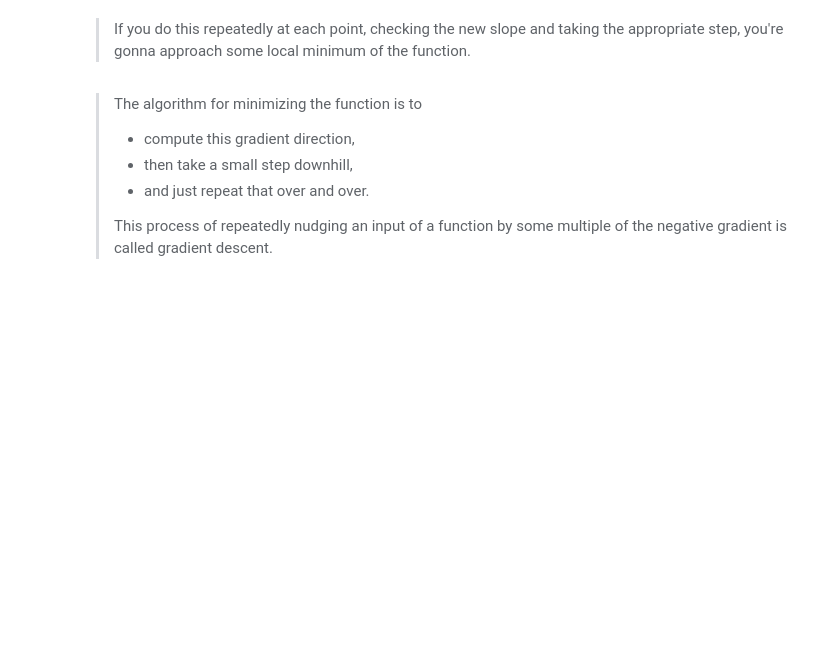
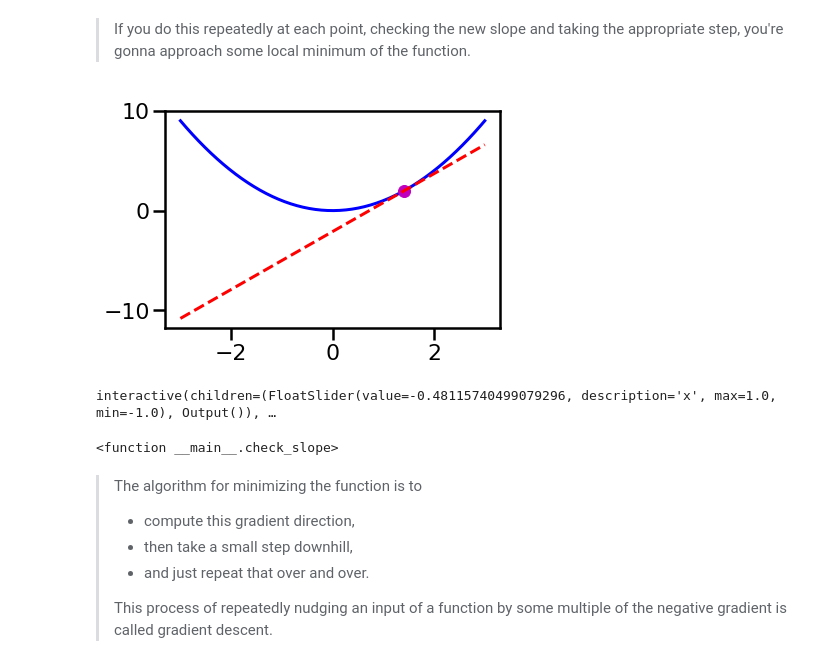
Before and after one commit to LambdaSchool/DS-Unit-2-Sprint-4-Practicing-Understanding, a Jupyter notebook: LS_DS_244_Gradient_Descent_LIVE_LESSON.ipynb, the cells around one changed output. Drawn from its saved outputs; the diff is of its cells as text; code cells hidden in the pictures; blank space fills up the shorter version.

```diff
--- a/LS_DS_244_Gradient_Descent_LIVE_LESSON.ipynb
+++ b/LS_DS_244_Gradient_Descent_LIVE_LESSON.ipynb
@@ -65,5 +125,56 @@ Let's plot a function like that: $f(x) = x^2$
 # %% [markdown]
 > If you do this repeatedly at each point, checking the new slope and taking the appropriate step, you're gonna approach some local minimum of the function.
+# %%
+from numpy import sin,linspace,power
+from pylab import plot,show
+
+def f(x): # sample function
+  return x**2
+
+# evaluation of the function
+x = linspace(-3,3,150)
+y = f(x)
+
+a = 1.4
+h = 0.1
+fprime = (f(a+h)-f(a))/h # derivative
+tan = f(a)+fprime*(x-a)  # tangent
+
+# plot of the function and the tangent
+plot(x,y,'b',a,f(a),'om',x,tan,'--r')
+show()
+# %% [output]
+[figure, added]
+# %%
+from ipywidgets import interact
+def check_slope(x=np.random.uniform(-1,1)):
+  xs = np.linspace(start=-1, stop=1)
+  square = xs**2
+  plt.plot(xs, square)
+  plt.xlabel('x')
+  plt.ylabel('x^2')
+
+  # plot point
+  y = x**2
+  plt.scatter(x, y)
+
+  # Calc derivative
+  derivative = 2*x
+  print('Gradient:', derivative)
+
+  # Tangent line
+  a = x
+  h = x**2
+  fprime = (f(a+h)-f(a))/h # derivative
+  tan = f(a)+fprime*(x-a)  # tangent
+
+
+  plt.plot(x, tan, '--r' )
+  plt.show()
+interact(check_slope, x=(-1,1,0.1))
+# %% [output]
+interactive(children=(FloatSlider(value=-0.48115740499079296, description='x', max=1.0, min=-1.0), Output()), …
+<function __main__.check_slope>
 # %% [markdown]
 > The algorithm for minimizing the function is to
 >
```
Also changed, not shown: parts of 9 cells of this notebook.
